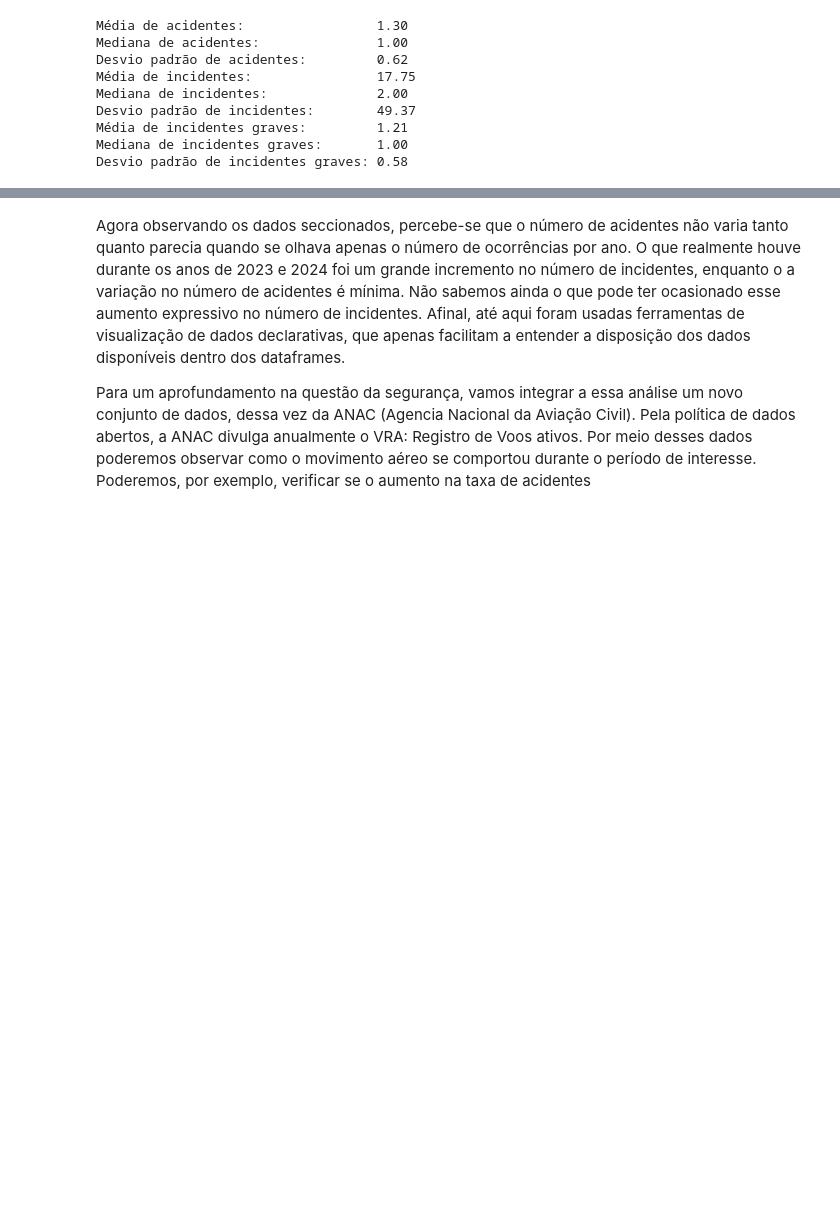
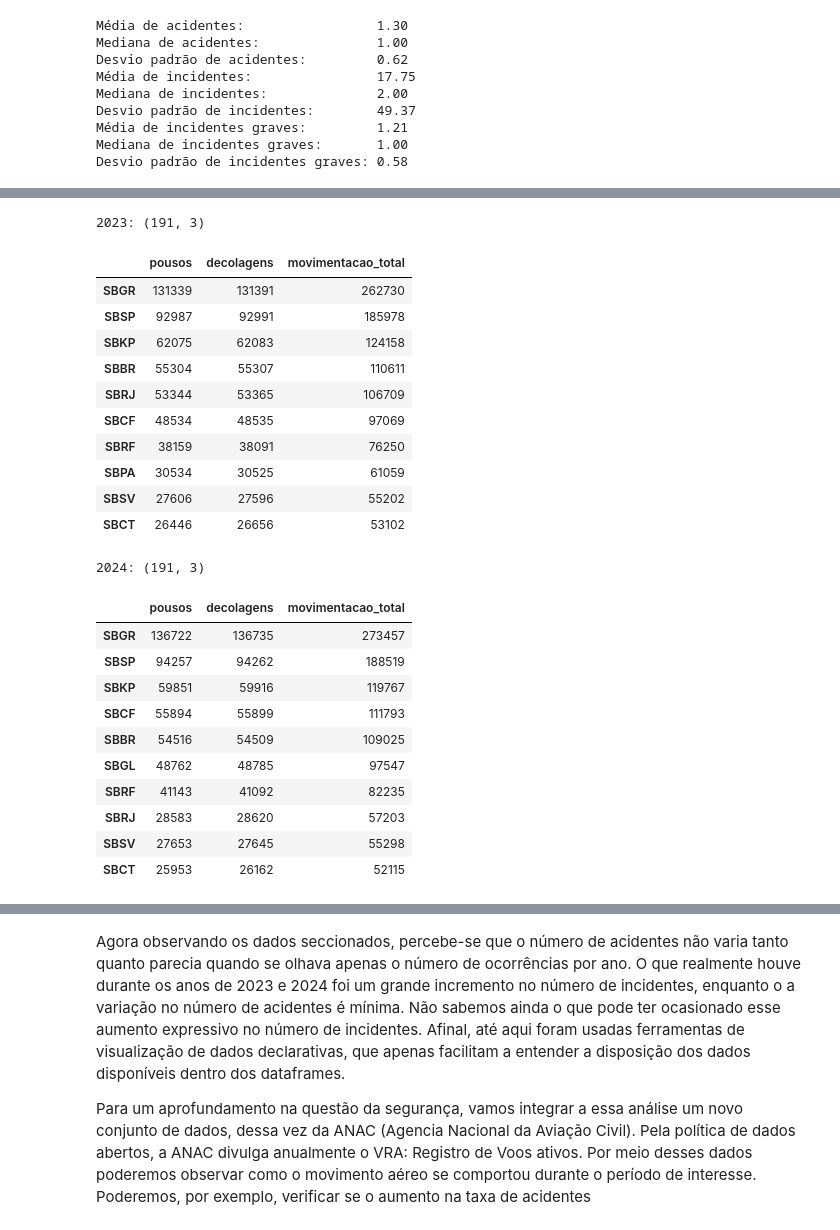
Before and after one commit to fmariane/sprint1-mvp, a Jupyter notebook: source/mvp.ipynb, the cells around one changed output, grey strips where cells are left out. Drawn from its saved outputs; the diff is of its cells as text; code cells hidden in the pictures; blank space fills up the shorter version.

```diff
--- a/source/mvp.ipynb
+++ b/source/mvp.ipynb
@@ -339,0 +516,70 @@ Desvio padrão de incidentes graves: 0.58
+# %%
+#contagem de movimentos VRA por aeroporto indexada por ICAO (para cruzamento com CENIPA)
+
+def _group_VRA_BR_icao(df):
+    from collections import defaultdict
+    group_by_icao = defaultdict(lambda: {"pousos": 0, "decolagens": 0})
+
+    ICAO_ORIGEM  = "Sigla ICAO Aeroporto Origem"
+    ICAO_DESTINO = "Sigla ICAO Aeroporto Destino"
+    DESC_ORIGEM  = "Descrição Aeroporto Origem"
+    DESC_DESTINO = "Descrição Aeroporto Destino"
+    SITUACAO_VOO = "Situação Voo"
+
+    cols = list(df.columns)
+    i_sit       = cols.index(SITUACAO_VOO)
+    i_icao_orig = cols.index(ICAO_ORIGEM)
+    i_icao_dest = cols.index(ICAO_DESTINO)
+    i_desc_orig = cols.index(DESC_ORIGEM)
+    i_desc_dest = cols.index(DESC_DESTINO)
+
+    for row in df.itertuples(index=False, name=None):
+        if row[i_sit] != "REALIZADO":
+            continue
+
+        desc_orig = row[i_desc_orig]
+        desc_dest = row[i_desc_dest]
+        icao_orig = row[i_icao_orig]
+        icao_dest = row[i_icao_dest]
+
+        if pd.notna(desc_orig) and "brasil" in str(desc_orig).lower() and pd.notna(icao_orig):
+            group_by_icao[str(icao_orig).strip()]["decolagens"] += 1
+        if pd.notna(desc_dest) and "brasil" in str(desc_dest).lower() and pd.notna(icao_dest):
+            group_by_icao[str(icao_dest).strip()]["pousos"] += 1
+
+    out = pd.DataFrame.from_dict(group_by_icao, orient="index")
+    out["movimentacao_total"] = out["pousos"] + out["decolagens"]
+    return out.sort_values("movimentacao_total", ascending=False)
+
+contagem_movimentos_br_icao_2023 = _group_VRA_BR_icao(df_vra_2023)
+contagem_movimentos_br_icao_2024 = _group_VRA_BR_icao(df_vra_2024)
+
+print("2023:", contagem_movimentos_br_icao_2023.shape)
+display(contagem_movimentos_br_icao_2023.head(10))
+print("2024:", contagem_movimentos_br_icao_2024.shape)
+display(contagem_movimentos_br_icao_2024.head(10))
+# %% [output]
+2023: (191, 3)
+|  | pousos | decolagens | movimentacao_total |
+| SBGR | 131339 | 131391 | 262730 |
+| SBSP | 92987 | 92991 | 185978 |
+| SBKP | 62075 | 62083 | 124158 |
+| SBBR | 55304 | 55307 | 110611 |
+| SBRJ | 53344 | 53365 | 106709 |
+| SBCF | 48534 | 48535 | 97069 |
+| SBRF | 38159 | 38091 | 76250 |
+| SBPA | 30534 | 30525 | 61059 |
+| SBSV | 27606 | 27596 | 55202 |
+| SBCT | 26446 | 26656 | 53102 |
+2024: (191, 3)
+|  | pousos | decolagens | movimentacao_total |
+| SBGR | 136722 | 136735 | 273457 |
+| SBSP | 94257 | 94262 | 188519 |
+| SBKP | 59851 | 59916 | 119767 |
+| SBCF | 55894 | 55899 | 111793 |
+| SBBR | 54516 | 54509 | 109025 |
+| SBGL | 48762 | 48785 | 97547 |
+| SBRF | 41143 | 41092 | 82235 |
+| SBRJ | 28583 | 28620 | 57203 |
+| SBSV | 27653 | 27645 | 55298 |
+| SBCT | 25953 | 26162 | 52115 |
```
Also changed, not shown: parts of 16 cells of this notebook, 2 other files.
